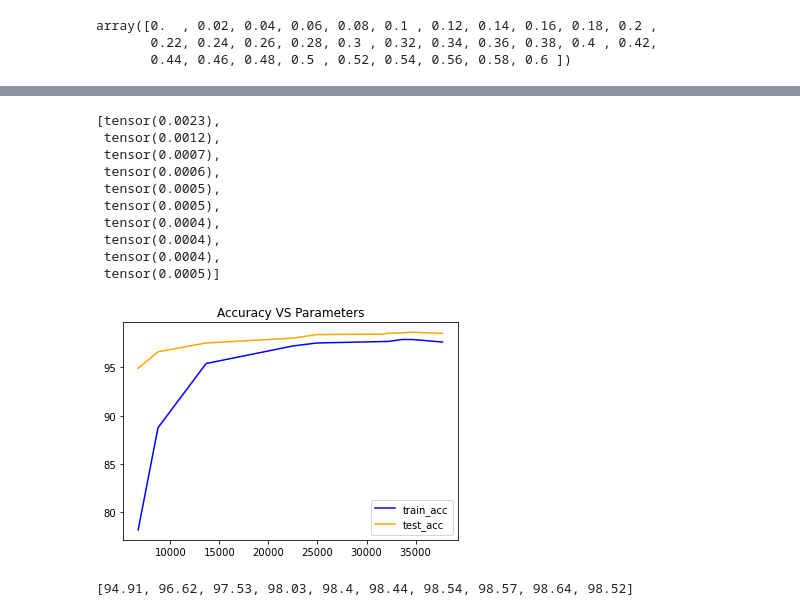
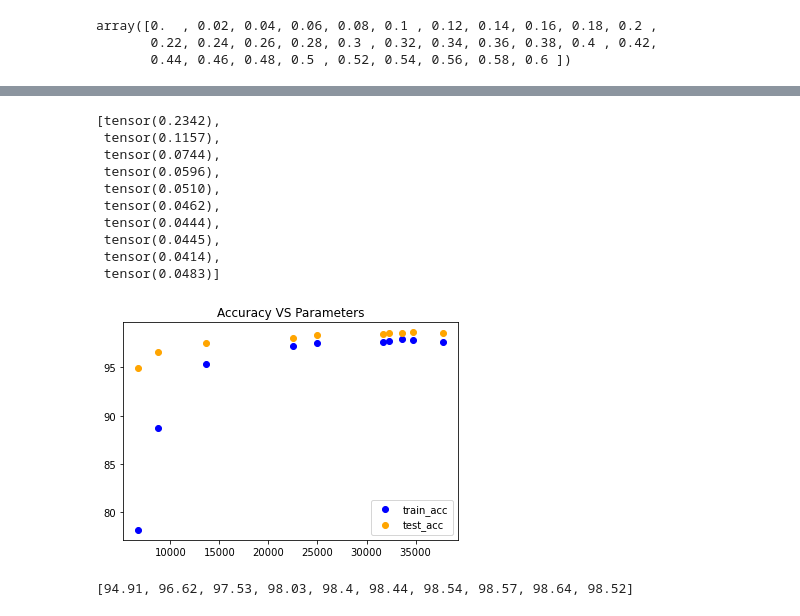
Before and after one commit to DineshchandarR/CPSC-8430-Deep-Learning-001, a Jupyter notebook: HW1/HW1.3_No_of_ParamVSGenP0.ipynb, the cells around one changed output, grey strips where cells are left out. Cells and saved outputs as stored; diff of their text form; code cells hidden in the pictures.

```diff
--- a/HW1/HW1.3_No_of_ParamVSGenP0.ipynb
+++ b/HW1/HW1.3_No_of_ParamVSGenP0.ipynb
@@ -326,6 +330,7 @@ def testFunc(model):
         n_correct = 0
         n_samples = 0
         testLoss = 0
+        count = 0
         for images, labels in test_loader:
             prediction = model(images)
             tLoss = loss_func(prediction, labels)
@@ -334,8 +339,9 @@ def testFunc(model):
             _, predicted = torch.max(prediction.data, 1)
             n_samples += labels.size(0)
             n_correct += (predicted == labels).sum().item()
+            count += 1
 
-        testLoss /= len(test_loader.dataset)
+        testLoss /= count
         netTest_acc1 = 100.0 * n_correct / n_samples
         print(f'Accuracy of the network:{model} on the test images: {netTest_acc1} % & loss of the network:{testLoss:.4f}')
         return netTest_acc1,testLoss
@@ -570,39 +574,39 @@ plt.show()
 # %%
 model_Testloss
 # %% [output]
-[tensor(0.0023),
- tensor(0.0012),
- tensor(0.0007),
- tensor(0.0006),
- tensor(0.0005),
- tensor(0.0005),
- tensor(0.0004),
- tensor(0.0004),
- tensor(0.0004),
- tensor(0.0005)]
+[tensor(0.2342),
+ tensor(0.1157),
+ tensor(0.0744),
+ tensor(0.0596),
+ tensor(0.0510),
+ tensor(0.0462),
+ tensor(0.0444),
+ tensor(0.0445),
+ tensor(0.0414),
+ tensor(0.0483)]
 # %%
 #plot Acc vs param
 model_TrainAcc = [np.max(M1train_acc),np.max(M2train_acc),
               np.max(M3train_acc),np.max(M4train_acc),
               np.max(M5train_acc),np.max(M6train_acc),
               np.max(M7train_acc),np.max(M8train_acc),
               np.max(M9train_acc),np.max(M10train_acc)
             ]
 model_Tparams = [m1_TotalPrams,m2_TotalPrams,m3_TotalPrams,
                 m4_TotalPrams,m5_TotalPrams,m6_TotalPrams,
                 m7_TotalPrams,m8_TotalPrams,m9_TotalPrams,
                 m10_TotalPrams
                 ]
 model_TestAcc = [M1netTest_acc1,M2netTest_acc1,M3netTest_acc1,M4netTest_acc1,M5netTest_acc1,
                   M6netTest_acc1,M7netTest_acc1,M8netTest_acc1,M9netTest_acc1,M10netTest_acc1
                 ]
-plt.plot(model_Tparams,model_TrainAcc,color="blue")
-plt.plot(model_Tparams,model_TestAcc,color="orange")
+plt.scatter(model_Tparams,model_TrainAcc,color="blue")
+plt.scatter(model_Tparams,model_TestAcc,color="orange")
 plt.legend(['train_acc','test_acc'])
 plt.title('Accuracy VS Parameters')
 plt.show()
 # %% [output]
-[figure, old version]
+[figure, new version]
 # %%
 model_TestAcc
 # %% [output]
```
Also changed, not shown: parts of 4 cells of this notebook, 13 other files.
